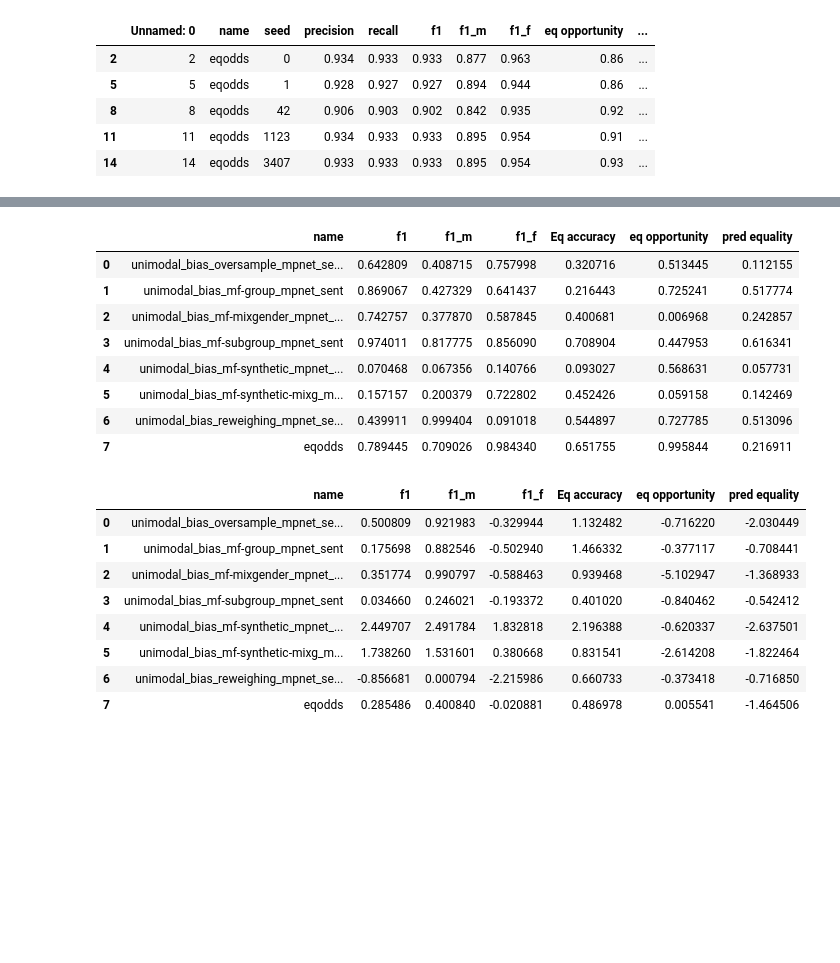
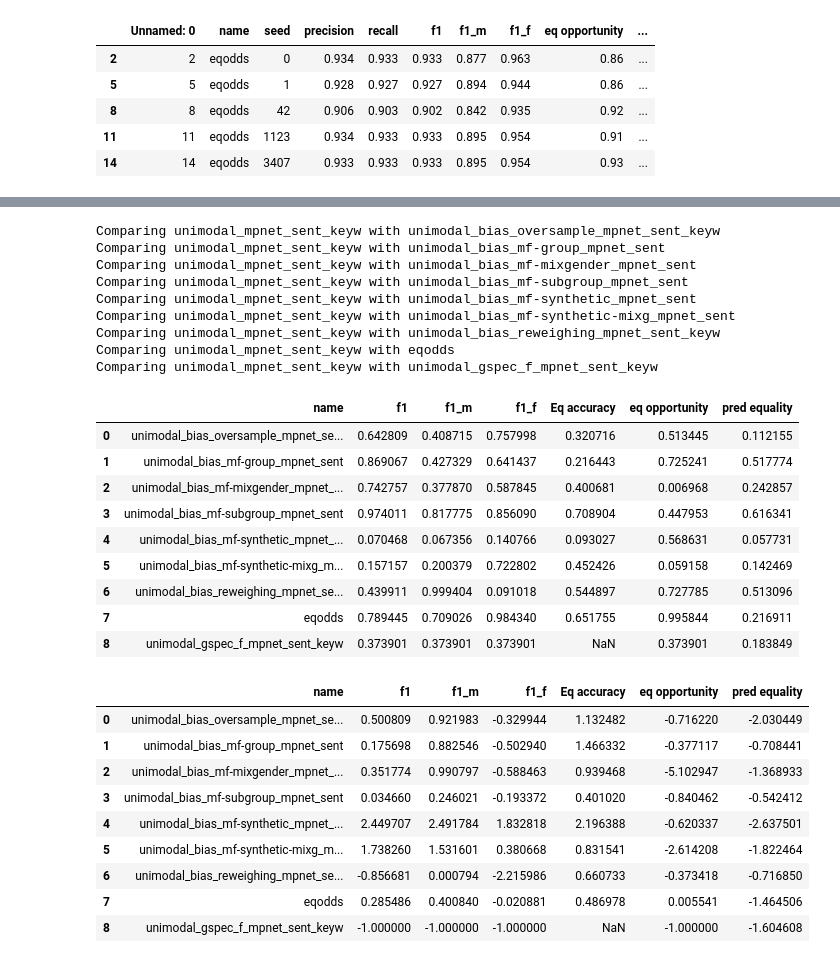
Before and after one commit to StanMey/Master_thesis_DVlog, a Jupyter notebook: notebooks/results_processing.ipynb, the cells around one changed output, grey strips where cells are left out. Saved outputs shown, nothing was run; the diff lists cells and outputs as text; code cells hidden in the pictures; blank space fills up the shorter version.

Commit message:
added final t-test results

```diff
--- a/notebooks/results_processing.ipynb
+++ b/notebooks/results_processing.ipynb
@@ -47,24 +47,3 @@ df.head()
 | 2 | 2 | unimodal_bias_mf-group_mpnet_sent | 1123 | 0.918511 | 0.915152 | 0.914619 | 0.859389 | 0.943915 | 0.910452 | ... |
 | 3 | 3 | unimodal_bias_mf-group_mpnet_sent | 3407 | 0.933333 | 0.933333 | 0.933299 | 0.894672 | 0.953522 | 0.938282 | ... |
 | 4 | 4 | unimodal_bias_mf-group_mpnet_sent | 42 | 0.934632 | 0.933333 | 0.933110 | 0.876737 | 0.962873 | 0.910543 | ... |
-# %%
-# Performance metrics of the two models on the test set (e.g., F1-scores for each test sample)
-base_model = "unimodal_mpnet_sent_keyw"
-comparison_models = ["bimodal_mpnet_aud_sync_concat", "trimodal_mpnet_av_sync_keyw_concat"]
-columns = ["f1", "f1_m", "f1_f", "Eq accuracy", "eq opportunity", "pred equality"]
-
-# go over each comparison model and compute the t-test
-base_info = df_results[df_results["name"] == base_model]
-base_info
-
-for comp_name in comparison_models:
-    print(comp_name)
-    comp_info = df_results[df_results["name"] == comp_name]
-
-    # for each column perform the paired t-test
-    for column in columns:
-        model1_scores = base_info[column].values
-        model2_scores = comp_info[column].values
-
-        t_statistic, p_value = ttest_rel(model1_scores, model2_scores, alternative="two-sided")
-        print(f"t-test: t-statistic = {t_statistic}, p-value = {p_value};  Column:{column}")
@@ -85,0 +66,20 @@ t-test: t-statistic = 0.2649581252053325, p-value = 0.8041352109971666;  Column:
+# %%
+# setup the values of the unimodal gender specific tests
+female_gspec = df[df["name"] == "unimodal_gspec_f_mpnet_sent_keyw"]
+male_gspec = df[df["name"] == "unimodal_gspec_m_mpnet_sent_keyw"]
+
+for seed in df["seed"].unique():
+    female_row = female_gspec[female_gspec["seed"] == seed]
+    male_row = male_gspec[male_gspec["seed"] == seed]
+
+    male_tpr, male_fpr, male_f1 = male_row.unpriv_TPR.item(), male_row.unpriv_FPR.item(), male_row.f1.item()
+    female_tpr, female_fpr, female_f1 = female_row.unpriv_TPR.item(), female_row.unpriv_FPR.item(), female_row.f1.item()
+
+    # calculate the eqacc, eqopp, and predeq
+    eqacc = male_f1 / female_f1
+    eqopp = male_tpr / female_tpr
+    predeq = male_fpr / female_fpr
+
+    # set the information back into the original setup
+    df.loc[(df["name"] == "unimodal_gspec_f_mpnet_sent_keyw") & (df["seed"] == seed), "eq opportunity"] = eqopp
+    df.loc[(df["name"] == "unimodal_gspec_f_mpnet_sent_keyw") & (df["seed"] == seed), "pred equality"] = predeq
@@ -86,7 +118,7 @@ t-test: t-statistic = 0.2649581252053325, p-value = 0.8041352109971666;  Column:
 # %%
 base_model = "unimodal_mpnet_sent_keyw"
 bias_models = ['unimodal_bias_oversample_mpnet_sent_keyw', 'unimodal_bias_mf-group_mpnet_sent', 'unimodal_bias_mf-mixgender_mpnet_sent', 'unimodal_bias_mf-subgroup_mpnet_sent',
-                'unimodal_bias_mf-synthetic_mpnet_sent', 'unimodal_bias_mf-synthetic-mixg_mpnet_sent', 'unimodal_bias_reweighing_mpnet_sent_keyw', "eqodds"]
+                'unimodal_bias_mf-synthetic_mpnet_sent', 'unimodal_bias_mf-synthetic-mixg_mpnet_sent', 'unimodal_bias_reweighing_mpnet_sent_keyw', "eqodds", "unimodal_gspec_f_mpnet_sent_keyw"]
 columns = ["f1", "f1_m", "f1_f", "Eq accuracy", "eq opportunity", "pred equality"]
 
 # go over each comparison model and compute the t-test
@@ -97,34 +129,45 @@ pstats_info, tstats_info = [], []
 for comp_name in bias_models:
     pstats, tstats = [], []
     comp_info = df[df["name"] == comp_name]
+    print(f"Comparing {base_model} with {comp_name}")
 
     # for each column perform the paired t-test
     for column in columns:
         model1_scores = base_info[column].values
         model2_scores = comp_info[column].values
 
         t_statistic, p_value = ttest_rel(model1_scores, model2_scores, alternative="two-sided")
         pstats.append(p_value)
         tstats.append(t_statistic)
 
     pstats_info.append((comp_name, *pstats))
     tstats_info.append((comp_name, *tstats))
 
 # make the dataframes
 df_ptstats = pd.DataFrame(pstats_info, columns=['name', *columns])
 df_ttstats = pd.DataFrame(tstats_info, columns=['name', *columns])
 
 df_ptstats
 # %% [output]
+Comparing unimodal_mpnet_sent_keyw with unimodal_bias_oversample_mpnet_sent_keyw
+Comparing unimodal_mpnet_sent_keyw with unimodal_bias_mf-group_mpnet_sent
+Comparing unimodal_mpnet_sent_keyw with unimodal_bias_mf-mixgender_mpnet_sent
+Comparing unimodal_mpnet_sent_keyw with unimodal_bias_mf-subgroup_mpnet_sent
+Comparing unimodal_mpnet_sent_keyw with unimodal_bias_mf-synthetic_mpnet_sent
+Comparing unimodal_mpnet_sent_keyw with unimodal_bias_mf-synthetic-mixg_mpnet_sent
+Comparing unimodal_mpnet_sent_keyw with unimodal_bias_reweighing_mpnet_sent_keyw
+Comparing unimodal_mpnet_sent_keyw with eqodds
+Comparing unimodal_mpnet_sent_keyw with unimodal_gspec_f_mpnet_sent_keyw
 |  | name | f1 | f1_m | f1_f | Eq accuracy | eq opportunity | pred equality |
 | 0 | unimodal_bias_oversample_mpnet_se... | 0.642809 | 0.408715 | 0.757998 | 0.320716 | 0.513445 | 0.112155 |
 | 1 | unimodal_bias_mf-group_mpnet_sent | 0.869067 | 0.427329 | 0.641437 | 0.216443 | 0.725241 | 0.517774 |
 | 2 | unimodal_bias_mf-mixgender_mpnet_... | 0.742757 | 0.377870 | 0.587845 | 0.400681 | 0.006968 | 0.242857 |
 | 3 | unimodal_bias_mf-subgroup_mpnet_sent | 0.974011 | 0.817775 | 0.856090 | 0.708904 | 0.447953 | 0.616341 |
 | 4 | unimodal_bias_mf-synthetic_mpnet_... | 0.070468 | 0.067356 | 0.140766 | 0.093027 | 0.568631 | 0.057731 |
 | 5 | unimodal_bias_mf-synthetic-mixg_m... | 0.157157 | 0.200379 | 0.722802 | 0.452426 | 0.059158 | 0.142469 |
 | 6 | unimodal_bias_reweighing_mpnet_se... | 0.439911 | 0.999404 | 0.091018 | 0.544897 | 0.727785 | 0.513096 |
 | 7 | eqodds | 0.789445 | 0.709026 | 0.984340 | 0.651755 | 0.995844 | 0.216911 |
+| 8 | unimodal_gspec_f_mpnet_sent_keyw | 0.373901 | 0.373901 | 0.373901 | NaN | 0.373901 | 0.183849 |
 # %%
 df_ttstats
 # %% [output]
@@ -137,3 +180,4 @@ df_ttstats
 | 5 | unimodal_bias_mf-synthetic-mixg_m... | 1.738260 | 1.531601 | 0.380668 | 0.831541 | -2.614208 | -1.822464 |
 | 6 | unimodal_bias_reweighing_mpnet_se... | -0.856681 | 0.000794 | -2.215986 | 0.660733 | -0.373418 | -0.716850 |
 | 7 | eqodds | 0.285486 | 0.400840 | -0.020881 | 0.486978 | 0.005541 | -1.464506 |
+| 8 | unimodal_gspec_f_mpnet_sent_keyw | -1.000000 | -1.000000 | -1.000000 | NaN | -1.000000 | -1.604608 |
```
Also changed, not shown: parts of 4 cells of this notebook, 1 other file.
